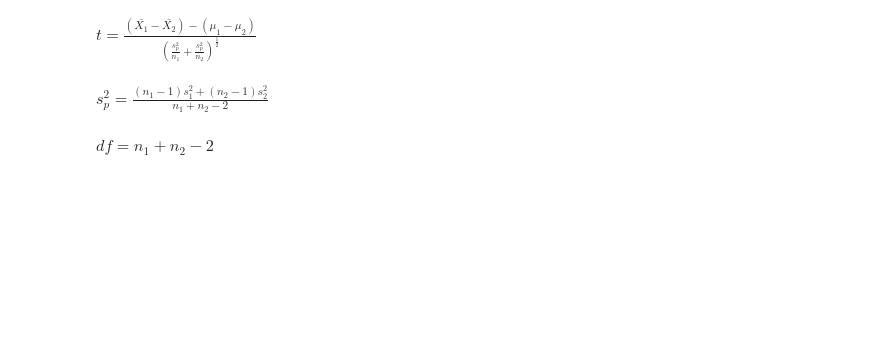
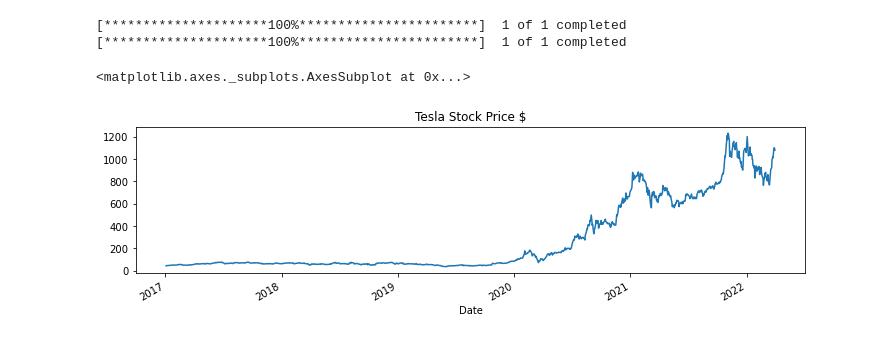
Before and after one commit to Wenbo-Git/Finance, a Jupyter notebook: Equity/statistical test on returns.ipynb, the cells around one changed output. Saved outputs shown, nothing was run; the diff lists cells and outputs as text; code cells hidden in the pictures; blank space fills up the shorter version.

```diff
--- a/Equity/statistical test on returns.ipynb
+++ b/Equity/statistical test on returns.ipynb
@@ -18,6 +2,0 @@ df
-# %% [markdown]
-$t = \frac{(\bar{X_{1}}-\bar{X_{2}})-(\mu_{1}-\mu_{2})}{(\frac{s_{p}^{2}}{n_{1}}+\frac{s_{p}^{2}}{n_{2}})^{\frac{1}{2}}}$
-# %% [markdown]
-$s_{p}^{2} = \frac{(n_{1}-1)s_{1}^{2}+(n_{2}-1)s_{2}^{2}}{n_{1}+n_{2}-2}$
-# %% [markdown]
-$df = n_{1}+n_{2}-2$
@@ -23,0 +11,16 @@ $df = n_{1}+n_{2}-2$
+# %%
+yf.pdr_override()
+
+start = datetime.strptime('2017-01-01', '%Y-%m-%d')
+end = datetime.strptime('2022-04-01', '%Y-%m-%d')
+
+tesla = pdr.DataReader('TSLA', start, end , data_source='yahoo')['Adj Close']
+btc = pdr.DataReader('BTC-USD', start, end , data_source='yahoo')['Adj Close']
+# %% [output]
+[*********************100%***********************]  1 of 1 completed
+[*********************100%***********************]  1 of 1 completed
+# %%
+tesla.plot(figsize=(12,3), title = "Tesla Stock Price $")
+# %% [output]
+<matplotlib.axes._subplots.AxesSubplot at 0x...>
+[figure, added]
```
Also changed, not shown: parts of 14 cells of this notebook.
